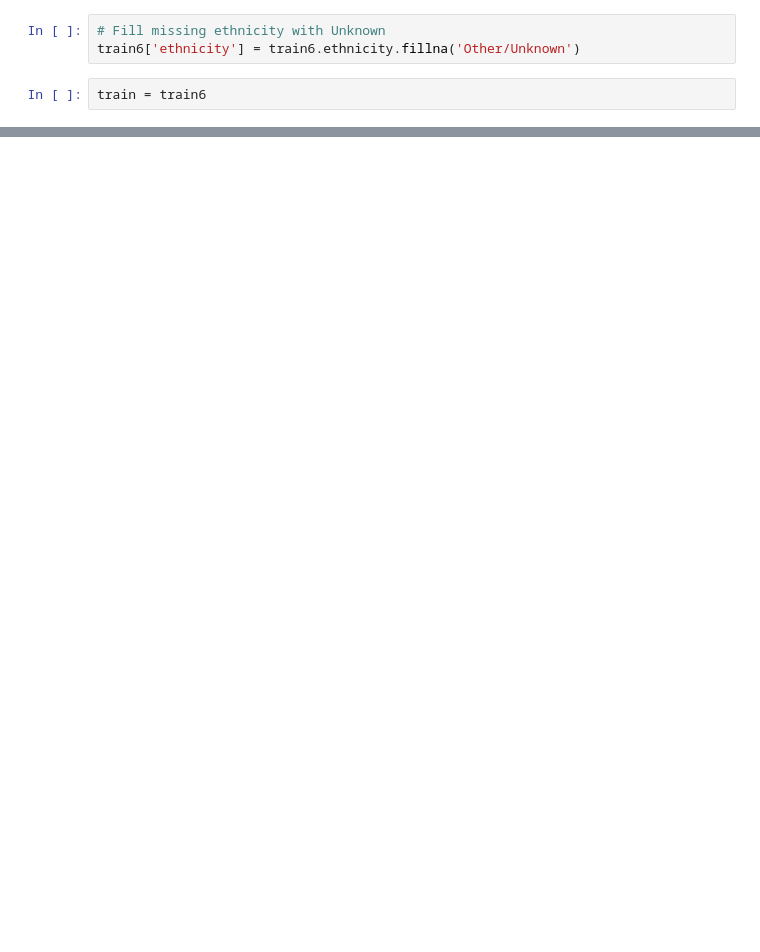
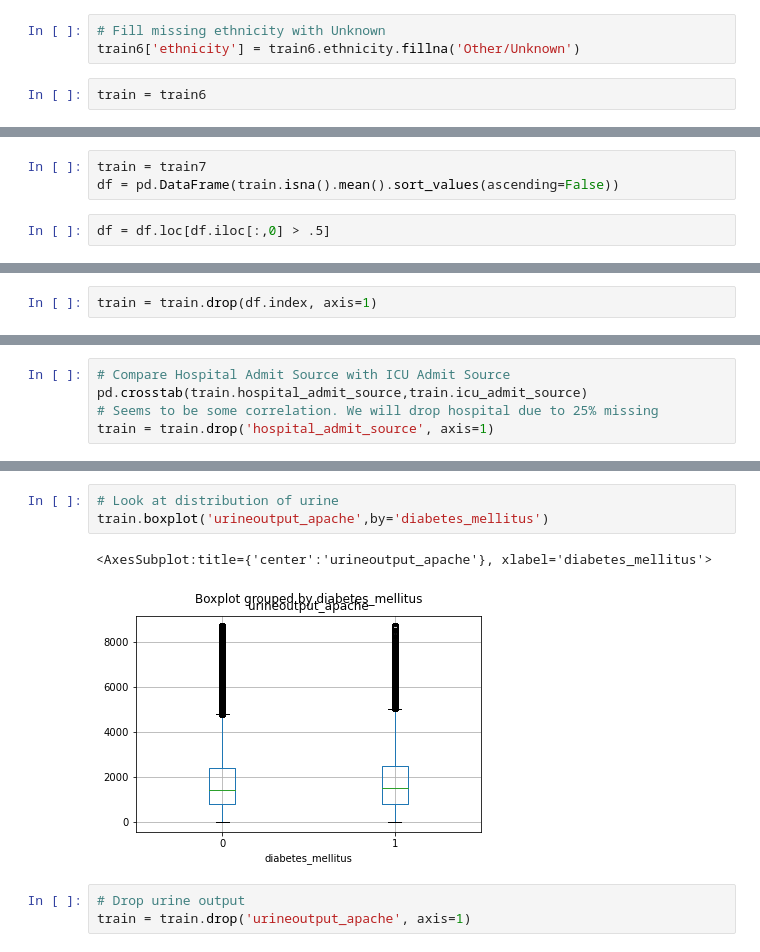
Before and after one commit to rcpiv/WiDS2021, a Jupyter notebook: WiDS 2021.ipynb, the cells around one changed output, grey strips where cells are left out. Saved outputs shown, nothing was run; the diff lists cells and outputs as text; blank space fills up the shorter version.

```diff
--- a/WiDS 2021.ipynb
+++ b/WiDS 2021.ipynb
@@ -284,0 +186,5 @@ variables with large % of missing values
+# %%
+train = train7
+df = pd.DataFrame(train.isna().mean().sort_values(ascending=False))
+# %%
+df = df.loc[df.iloc[:,0] > .5]
@@ -284,0 +195,2 @@ variables with large % of missing values
+# %%
+train = train.drop(df.index, axis=1)
@@ -284,0 +207,5 @@ variables with large % of missing values
+# %%
+# Compare Hospital Admit Source with ICU Admit Source
+pd.crosstab(train.hospital_admit_source,train.icu_admit_source)
+# Seems to be some correlation. We will drop hospital due to 25% missing
+train = train.drop('hospital_admit_source', axis=1)
@@ -284,0 +219,9 @@ variables with large % of missing values
+# %%
+# Look at distribution of urine
+train.boxplot('urineoutput_apache',by='diabetes_mellitus')
+# %% [output]
+<AxesSubplot:title={'center':'urineoutput_apache'}, xlabel='diabetes_mellitus'>
+[figure, added]
+# %%
+# Drop urine output
+train = train.drop('urineoutput_apache', axis=1)
```
Also changed, not shown: parts of 18 cells of this notebook.
